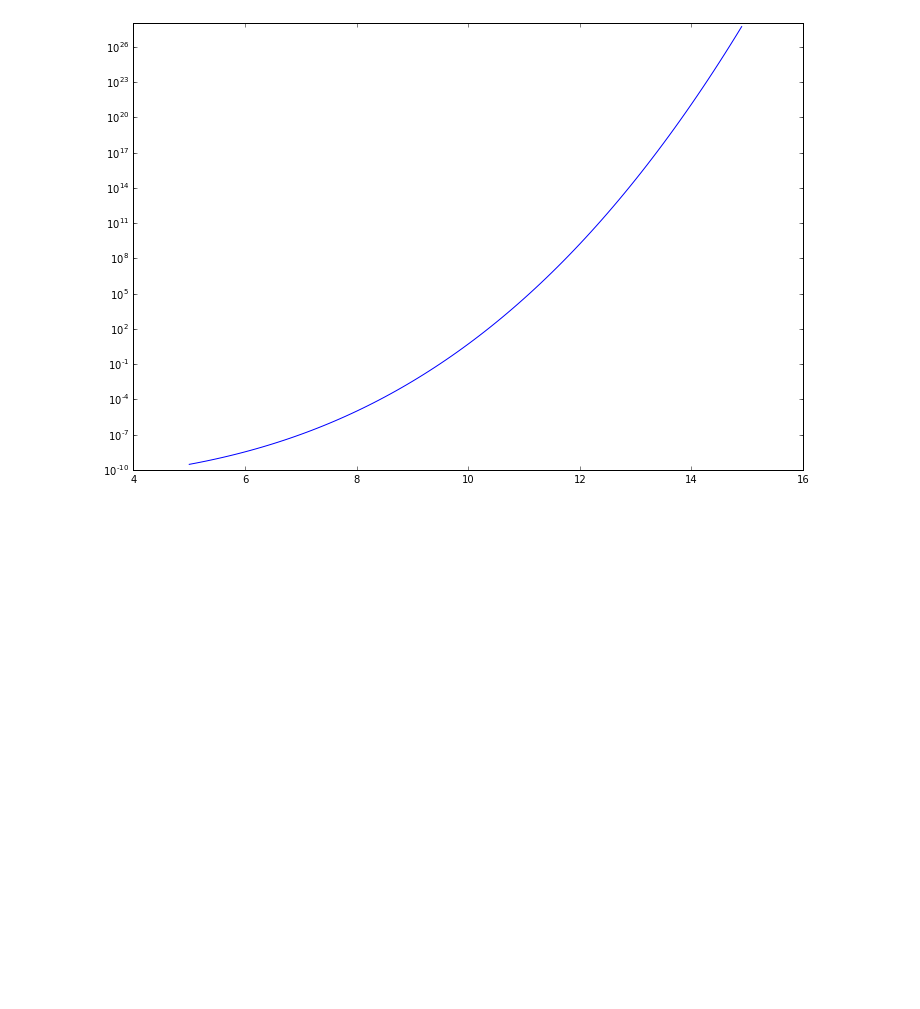
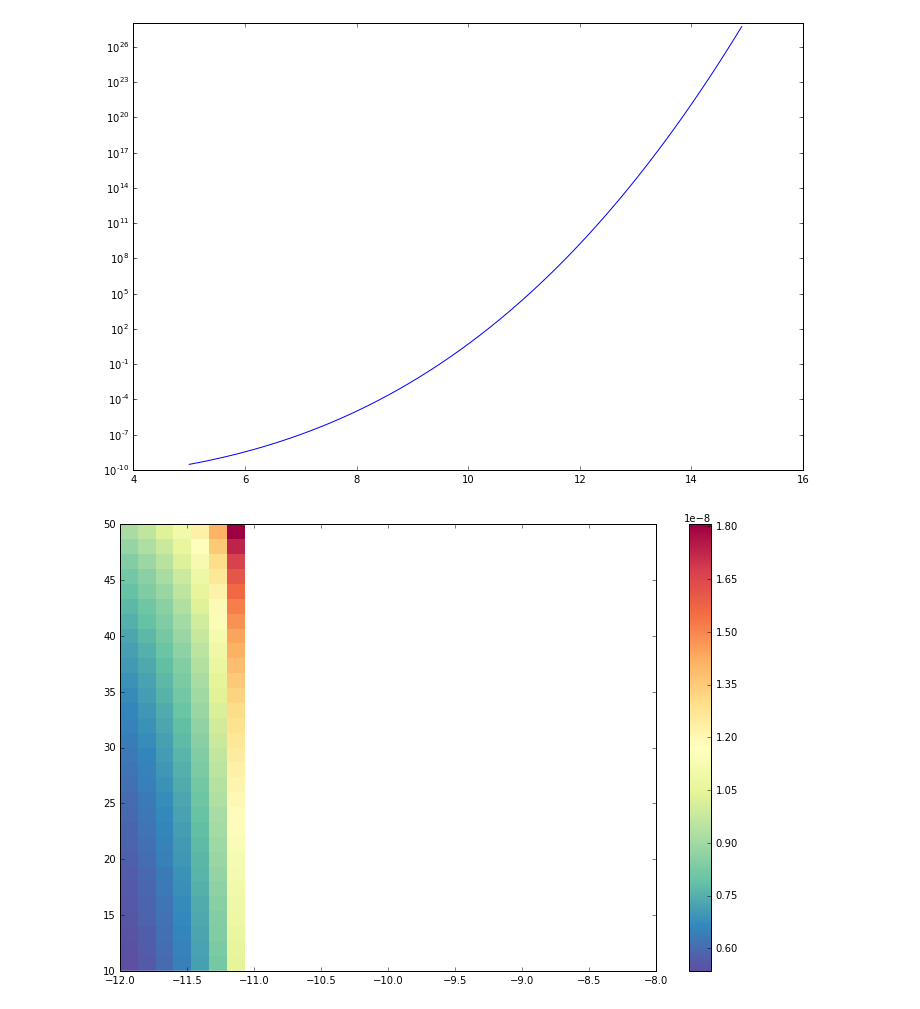
Before and after one commit to nsteins/MNP-analysis, a Jupyter notebook: MNP Simulations.ipynb, the cells around one changed output. Cells and saved outputs as stored; diff of their text form; code cells hidden in the pictures; blank space fills up the shorter version.

```diff
--- a/MNP Simulations.ipynb
+++ b/MNP Simulations.ipynb
@@ -314,3 +336,17 @@ def plot_SE(T1_exp,B):
     print (SE(1E-7,10**T1_exp,B),SE(5E-7,10**T1_exp,B),SE(1E-6,10**T1_exp,B))
 
 widgets.interact(plot_SE,T1_exp=(-12,-8,0.1),B=(0,10,0.1))
+# %%
+k = np.linspace(1E4,5E4,30)
+t = np.linspace(-12,-8,30)
+r_c = np.zeros((30,30))
+for i,K in enumerate(k):
+    for j,T in enumerate(t):
+        #r_c[i,j] = ((4/3.0*mp.pi)*(-4.04*10**-21)/(K*mp.ln(0.34*10**-9/10**T)))**(1/3.0)
+        r_c[i,j] = ((4/3.0*mp.pi)*(4.04*10**-21)/(K*mp.ln(10.1**-11/10**T)))
+# %%
+plt.imshow(r_c**(1/3.0),cmap=plt.get_cmap('Spectral_r'), interpolation='none',extent=[-12,-8,10,50],aspect='auto')
+plt.colorbar()
+plt.show()
+# %% [output]
+[figure, added]
```
Also changed, not shown: parts of 12 cells of this notebook, 13 other files.
